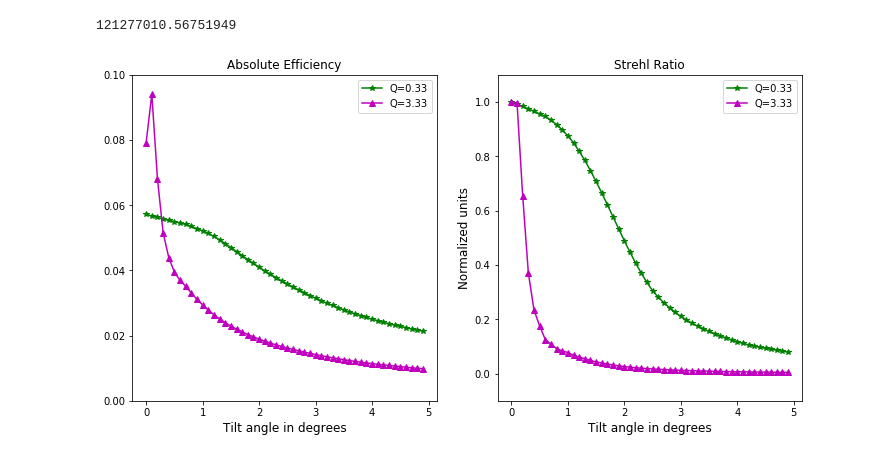
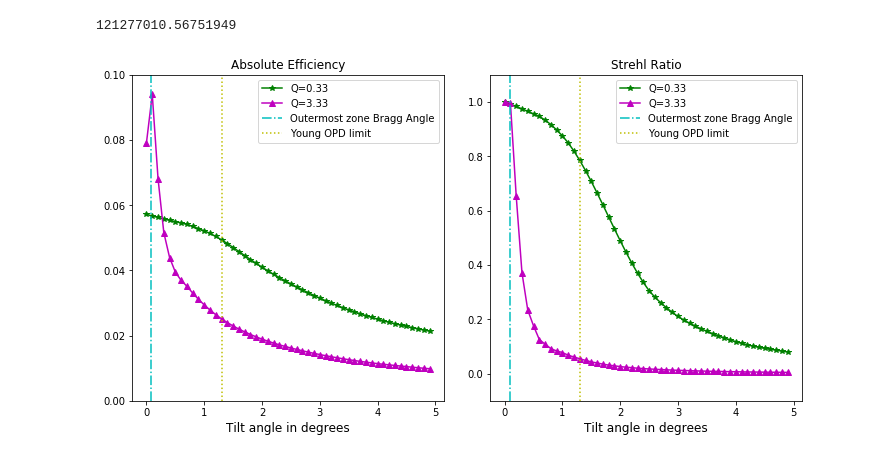
Before and after one commit to CXS-Scattering/zone_plate_testing, a Jupyter notebook: wavefield_aligned/plots/final_tilt_plots.ipynb, the cells around one changed output. Drawn from its saved outputs; the diff is of its cells as text; code cells hidden in the pictures.

```diff
--- a/wavefield_aligned/plots/final_tilt_plots.ipynb
+++ b/wavefield_aligned/plots/final_tilt_plots.ipynb
@@ -42,40 +42,53 @@ n_pix = np.pi*r*r/(step_xy**2)
 print(n_pix)
 # %% [output]
 121277010.56751949
+# %%
+#Bragg angle associated with outermost zone
+r_N = 29.438920457407793e-6
+f = 10e-3
+theta_bragg = (r_N/(2*f))*(180/np.pi)
+# %%
+#Young limit
+#Angle where optical path diff = lambda/4
+theta_young = 1.308
 # %%
 data_1 = np.abs(np.array(sum_1))
 data_1 = data_1/n_pix
 data_2 = np.abs(np.array(sum_2))
 data_2 = data_2/n_pix
 
 #_norm_ = 320000
 _data_1 = np.abs(np.array(maxvals_1))**2
 #_data_1 = _data_1/_norm_
 _data_1 = _data_1/np.max(_data_1)
 _data_2 = np.abs(np.array(maxvals_2))**2
 #_data_2 = _data_2/_norm_
 _data_2 = _data_2/np.max(_data_2)
 
 plt.rcParams['svg.fonttype'] = 'none'
 plt.rcParams["figure.figsize"] = (12,6)
 fig,(ax1,ax2) = plt.subplots(1,2)
 ax1.plot(angles_1,data_1,'g*-',label="Q=0.33")
 ax1.plot(angles_2,data_2,'m^-',label="Q=3.33")
 ax1.set_title("Absolute Efficiency",size=12)
 ax1.set_ylabel("",size=12)
 ax1.set_xlabel("Tilt angle in degrees",size=12)
 ax1.set_ylim((0.0,0.1))
+ax1.axvline(x=theta_bragg,color='c',linestyle='-.',label="Outermost zone Bragg Angle")
+ax1.axvline(x=theta_young,color='y',linestyle=':',label="Young OPD limit")
 ax1.legend()
 ax2.plot(angles_1,_data_1,'g*-',label="Q=0.33")
 ax2.plot(angles_2,_data_2,'m^-',label="Q=3.33")
 ax2.set_title("Strehl Ratio",size=12)
-ax2.set_ylabel("Normalized units",size=12)
 ax2.set_xlabel("Tilt angle in degrees",size=12)
 ax2.set_ylim((-0.1,1.1))
+ax2.axvline(x=theta_bragg,color='c',linestyle='-.',label="Outermost zone Bragg Angle")
+ax2.axvline(x=theta_young,color='y',linestyle=':',label="Young OPD limit")
 ax2.legend()
+fig.subplots_adjust(wspace=0.15)
 plt.savefig("tilt_plot_ten.svg",format='svg',dpi=250)
 plt.show()
 # %% [output]
-[figure, old version]
+[figure, new version]
 # %%
 plt.rcParams['svg.fonttype'] = 'none'
```
Also changed, not shown: parts of 1 cell of this notebook, 4 other files.
